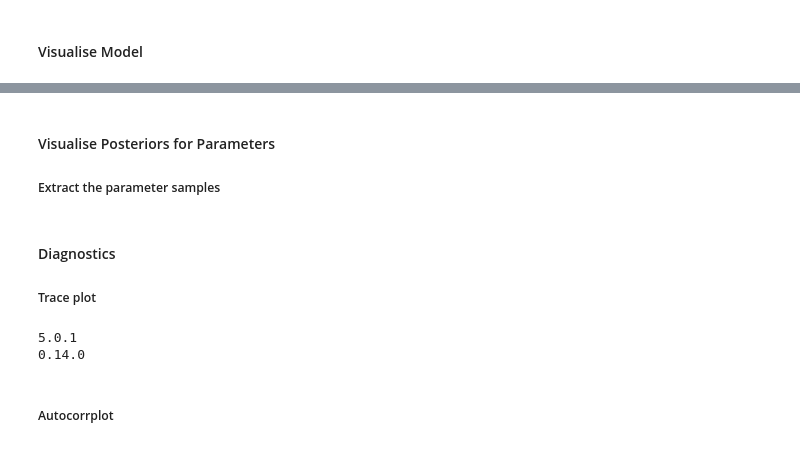
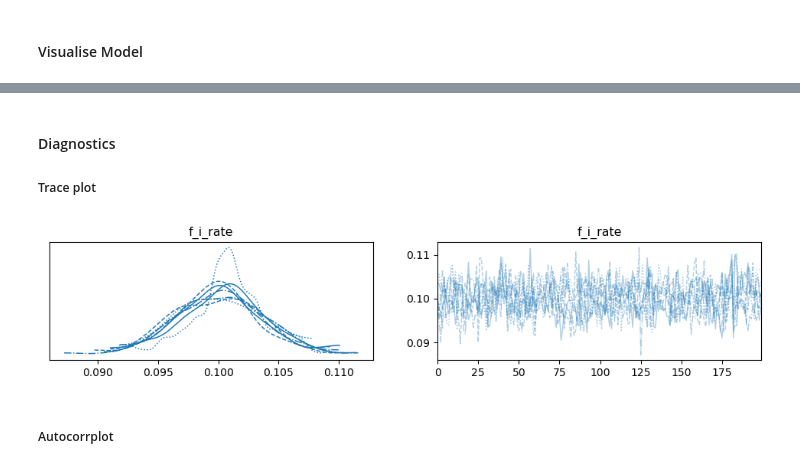
Before and after one commit to wzh1895/ASDM, a Jupyter notebook: 2-SD_model_calibration.ipynb, the cells around one changed output, grey strips where cells are left out. Cells and saved outputs as stored; diff of their text form; code cells hidden in the pictures.

```diff
--- a/2-SD_model_calibration.ipynb
+++ b/2-SD_model_calibration.ipynb
@@ -185,7 +184,3 @@ Sampling 8 chains for 700 tune and 200 draw iterations (5_600 + 1_600 draws tota
 pm.model_to_graphviz(model)
 # %% [output]
 [drawing not drawn]
-# %% [markdown]
-#### Visualise Posteriors for Parameters
-
-##### Extract the parameter samples
@@ -195,15 +188,11 @@ f_i_rate_samples = trace['f_i_rate']
 #### Diagnostics
 
 ##### Trace plot
-# %%
-print(pm.__version__)
-print(az.__version__)
-# %% [output]
-5.0.1
-0.14.0
 # %%
 # az.plot_trace(trace, ['f_i_rate'])
-# az.plot_trace(trace)
+_ = az.plot_trace(trace)
+# %% [output]
+[figure, added]
 # %% [markdown]
 ##### Autocorrplot
 # %%
```
Also changed, not shown: parts of 9 cells of this notebook.
